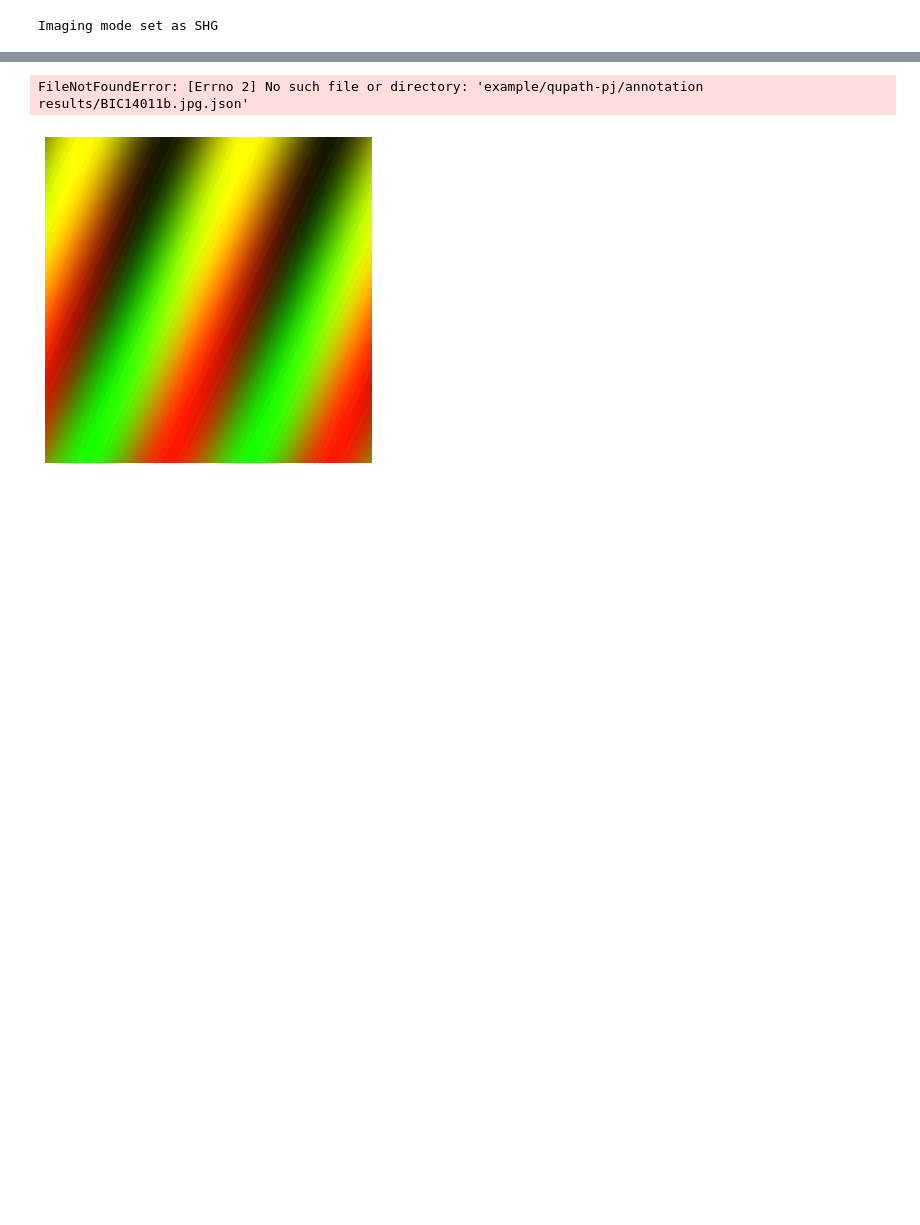
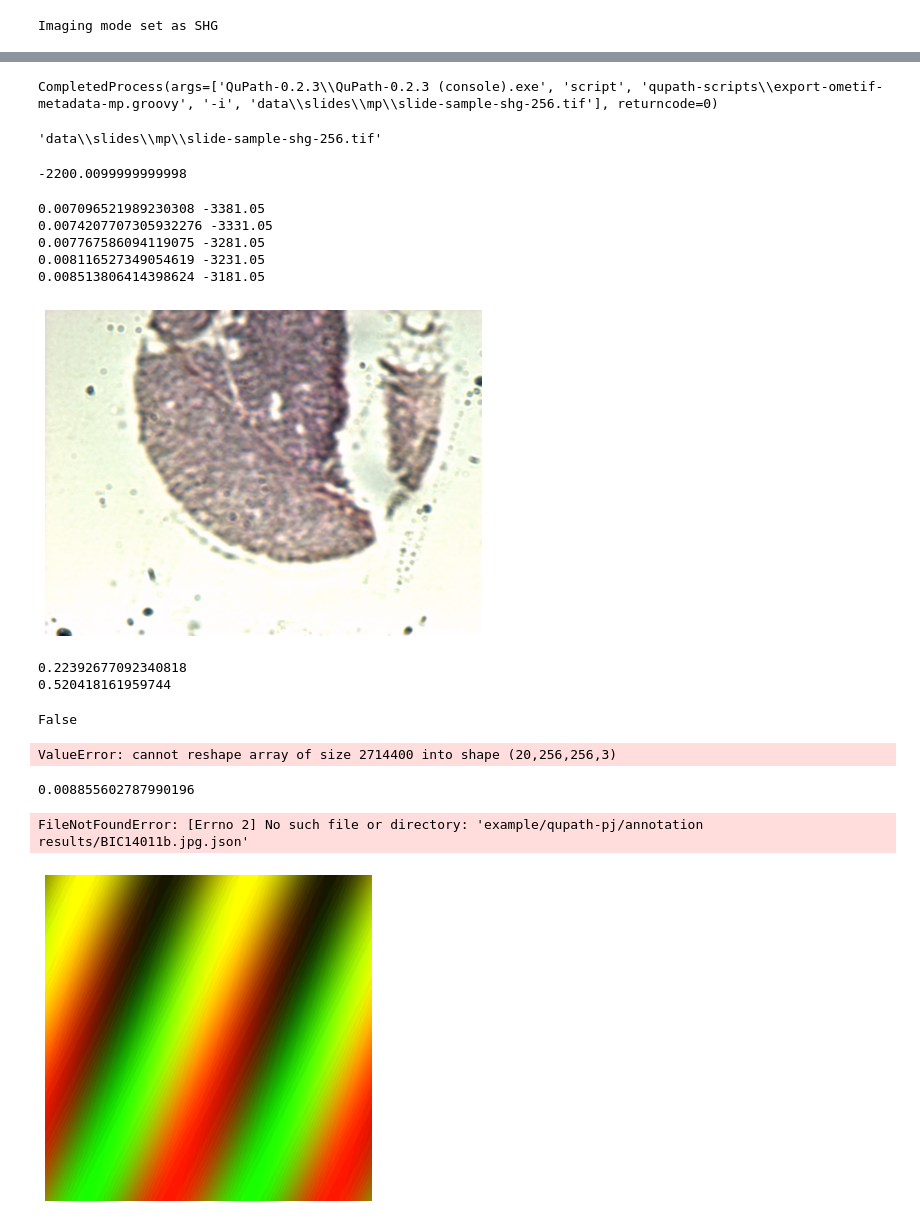
Before and after one commit to uw-loci/smart-wsi-scanner, a Jupyter notebook: bf-scanner.ipynb, the cells around one changed output, grey strips where cells are left out. Drawn from its saved outputs; the diff is of its cells as text; code cells hidden in the pictures; blank space fills up the shorter version.

Commit message:
testing focus dive

```diff
--- a/bf-scanner.ipynb
+++ b/bf-scanner.ipynb
@@ -577,0 +599,11 @@ def annotations_positionlist(config, image_name, mod='bf', mag='4x', box=(0, 0,
+# %%
+qupath = os.path.join('QuPath-0.2.3', 'QuPath-0.2.3 (console).exe')
+image_dirs = glob.glob(os.path.join('data', 'slides', 'mp', '*.tif'))
+script = os.path.join('qupath-scripts', 'export-ometif-metadata-mp.groovy')
+subprocess.run([qupath, "script", script, "-i", image_dirs[0]], shell=True)
+# %% [output]
+CompletedProcess(args=['QuPath-0.2.3\\QuPath-0.2.3 (console).exe', 'script', 'qupath-scripts\\export-ometif-metadata-mp.groovy', '-i', 'data\\slides\\mp\\slide-sample-shg-256.tif'], returncode=0)
+# %%
+image_dirs[0]
+# %% [output]
+'data\\slides\\mp\\slide-sample-shg-256.tif'
@@ -578,3 +686,48 @@ def annotations_positionlist(config, image_name, mod='bf', mag='4x', box=(0, 0,
+# %%
+switch_objective(config, core, '4x')
+focus, _, _ = autofocus_d(config, core, method='edge', snap=False, search_range=1000)
+focus, pixels, _ = autofocus_d(config, core, method='edge', snap=True, search_range=250)
+focus
+# %% [output]
+-2200.0099999999998
+# %%
+focus, pixels = autofocus_d(config, core, method='edge', snap=True, search_range=250)
+# %% [output]
+0.007096521989230308 -3381.05
+0.0074207707305932276 -3331.05
+0.007767586094119075 -3281.05
+0.008116527349054619 -3231.05
+0.008513806414398624 -3181.05
+# %%
+pixels = snap_image(core, rgb=True, flip_channel=True)
+plt.figure(figsize=(8, 6))
+imgplot = plt.imshow(exposure.rescale_intensity(pixels))
+plt.axis("off")
+plt.show()
+# %% [output]
+[figure, added]
+# %%
+is_background_d(pixels)
+# %% [output]
+0.22392677092340818
+0.520418161959744
+False
+# %%
+img = color.rgb2hsv(pixels)
+img_windows = np.squeeze(view_as_windows(img, (174, 260, 3), step=256))
+img_windows = np.reshape(img_windows, (img_windows.shape[0]*img_windows.shape[1], 174, 260, 3)) # nxm, 256, 256, 3
+img_max = np.max(img_windows, axis=0) # 256x256x3
+sat_img = 1-img_max[:, :, 2]
+plt.figure(figsize=(8, 6))
+imgplot = plt.imshow(exposure.rescale_intensity(sat_img))
+plt.axis("off")
+plt.show()
+# %% [output]
+ValueError: cannot reshape array of size 2714400 into shape (20,256,256,3)
+# %%
+np.sum(sat_img)/(256*256)
+# %% [output]
+0.008855602787990196
 # %%
 annotation_path = filedialog.askopenfilename(filetypes=(("Json annotation files","*.json"),("All files","*.*")))
 coords = extract_rois(config, 'example/qupath-pj/annotation results/BIC14011b.jpg.json', image_size=(22689, 15080))
```
Also changed, not shown: parts of 19 cells of this notebook, 3 other files.
